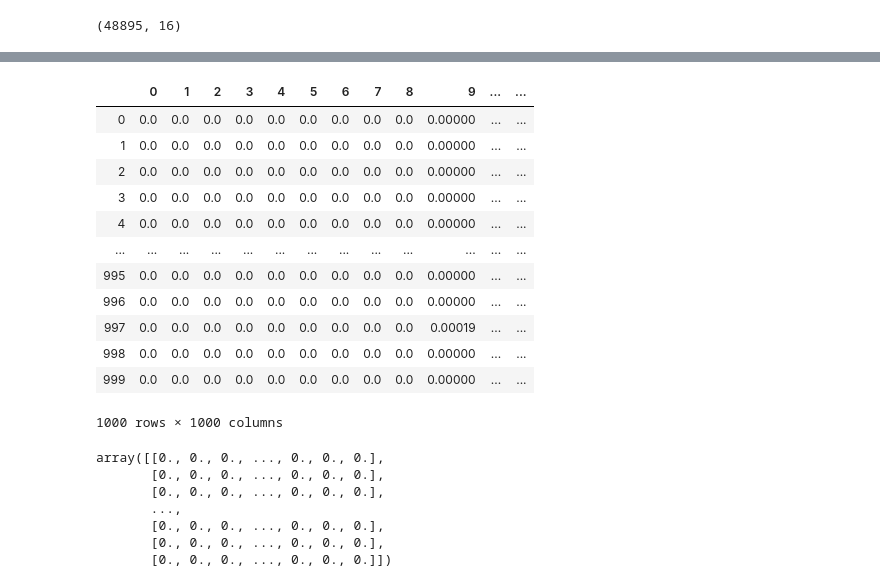
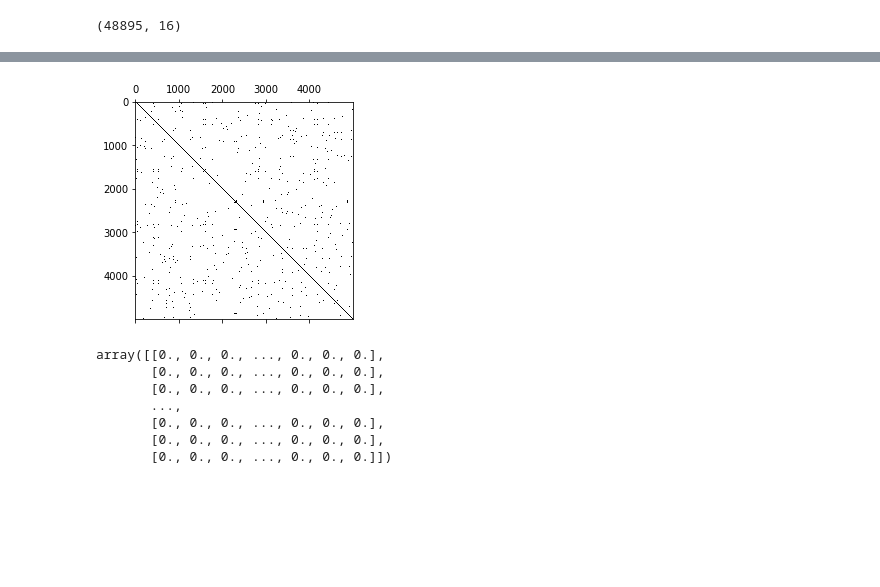
Before and after one commit to sylvainlugeon/labagarre, a Jupyter notebook: AIRBNB.ipynb, the cells around one changed output, grey strips where cells are left out. Saved outputs shown, nothing was run; the diff lists cells and outputs as text; code cells hidden in the pictures; blank space fills up the shorter version.

```diff
--- a/AIRBNB.ipynb
+++ b/AIRBNB.ipynb
@@ -64,7 +79,9 @@ df_dist.head()
 # %%
-epsilon = 0.001
+epsilon = 0.7
+sigma = mean * 0.1
 def sparsify(x):
-    if x > epsilon:
+    sigm_x = np.exp(- x**2 / (2*sigma**2))
+    if sigm_x < epsilon:
         return 0
-    return x
+    return sigm_x
 # %%
@@ -75,16 +92,0 @@ there are 24796 non-zero entries
-# %%
-df_dist_s
-# %% [output]
-|  | 0 | 1 | 2 | 3 | 4 | 5 | 6 | 7 | 8 | 9 | ... | ... |
-| 0 | 0.0 | 0.0 | 0.0 | 0.0 | 0.0 | 0.0 | 0.0 | 0.0 | 0.0 | 0.00000 | ... | ... |
-| 1 | 0.0 | 0.0 | 0.0 | 0.0 | 0.0 | 0.0 | 0.0 | 0.0 | 0.0 | 0.00000 | ... | ... |
-| 2 | 0.0 | 0.0 | 0.0 | 0.0 | 0.0 | 0.0 | 0.0 | 0.0 | 0.0 | 0.00000 | ... | ... |
-| 3 | 0.0 | 0.0 | 0.0 | 0.0 | 0.0 | 0.0 | 0.0 | 0.0 | 0.0 | 0.00000 | ... | ... |
-| 4 | 0.0 | 0.0 | 0.0 | 0.0 | 0.0 | 0.0 | 0.0 | 0.0 | 0.0 | 0.00000 | ... | ... |
-| ... | ... | ... | ... | ... | ... | ... | ... | ... | ... | ... | ... | ... |
-| 995 | 0.0 | 0.0 | 0.0 | 0.0 | 0.0 | 0.0 | 0.0 | 0.0 | 0.0 | 0.00000 | ... | ... |
-| 996 | 0.0 | 0.0 | 0.0 | 0.0 | 0.0 | 0.0 | 0.0 | 0.0 | 0.0 | 0.00000 | ... | ... |
-| 997 | 0.0 | 0.0 | 0.0 | 0.0 | 0.0 | 0.0 | 0.0 | 0.0 | 0.0 | 0.00019 | ... | ... |
-| 998 | 0.0 | 0.0 | 0.0 | 0.0 | 0.0 | 0.0 | 0.0 | 0.0 | 0.0 | 0.00000 | ... | ... |
-| 999 | 0.0 | 0.0 | 0.0 | 0.0 | 0.0 | 0.0 | 0.0 | 0.0 | 0.0 | 0.00000 | ... | ... |
-1000 rows × 1000 columns
@@ -92,0 +93,5 @@ adj = df_dist_s.values
+# %%
+plt.spy(df_dist_s)
+plt.show()
+# %% [output]
+[figure, added]
```
Also changed, not shown: parts of 37 cells of this notebook, 1 other file.
